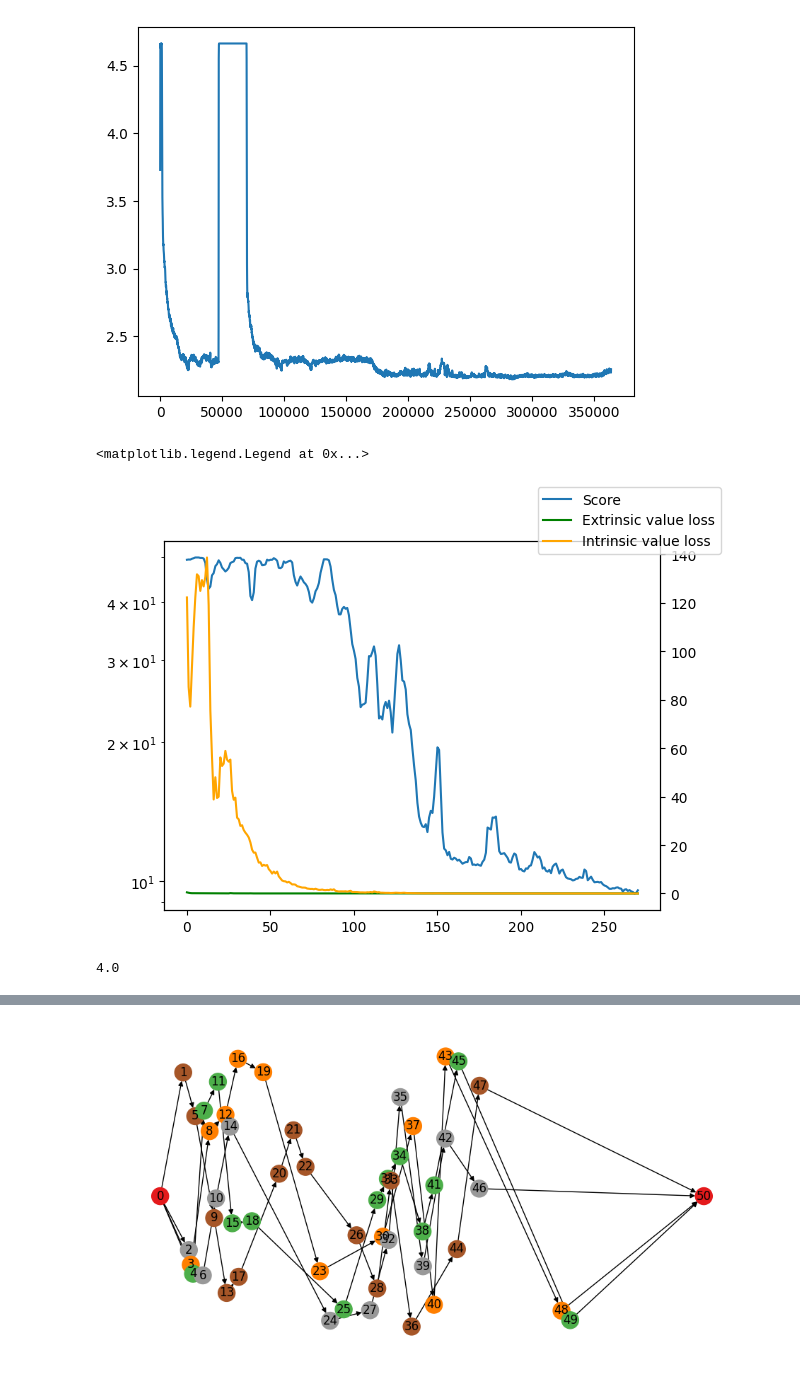
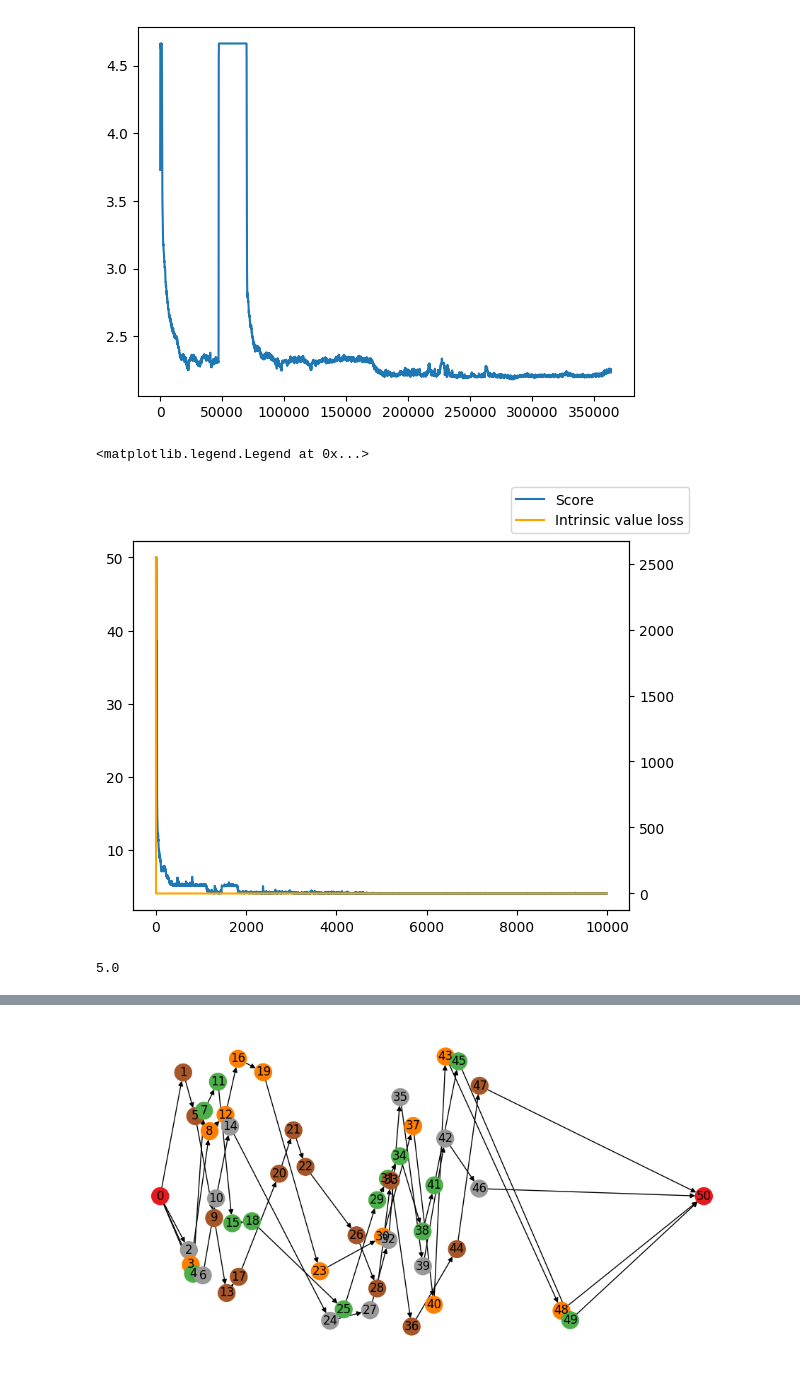
Before and after one commit to Ed-zo/rl-optimization, a Jupyter notebook: turnus/eval.ipynb, the cells around one changed output, grey strips where cells are left out. Drawn from its saved outputs; the diff is of its cells as text; code cells hidden in the pictures.

```diff
--- a/turnus/eval.ipynb
+++ b/turnus/eval.ipynb
@@ -22,30 +22,32 @@ while True:
 # %%
 import pandas as pd
 import matplotlib.pyplot as plt
+import numpy as np
 
-df = pd.read_csv('results/data/ppo_3.csv')
-df2 = pd.read_csv('results/data/ppo_3_loss.csv')
+training = 4
+df = pd.read_csv(f'results/data/ppo_{training}.csv')
+df2 = pd.read_csv(f'results/data/ppo_{training}_loss.csv')
 fig, ax1 = plt.subplots()
 
 ax1.plot(df['iteration'], df['avg_score'], label='Score')
 ax2 = ax1.twinx()
 
-ax2.plot(df2['iteration'], df2['ext_value'], c='green', label='Extrinsic value loss')
+# ax2.plot(df2['iteration'], df2['ext_value'], c='green', label='Extrinsic value loss')
 ax2.plot(df2['iteration'], df2['int_value'], c='orange', label='Intrinsic value loss')
 fig.legend()
 # %% [output]
 <matplotlib.legend.Legend at 0x...>
-[figure, old version]
+[figure, new version]
 # %%
 import torch
 from env import Env
-import turnus.utils.graph_utils as graph_utils
-from model import GCN
-from turnus.utils.utils import reward_to_obj
+import utils.graph_utils as graph_utils
+from model import GCNPolicy
+from utils.utils import reward_to_obj
 from torch_geometric.data import Data
 
 def evaluate(model: str, env: Env):
-    net = GCN(env.state_space(), env.action_space()).to(device)
+    net = GCNPolicy(env.state_space(), env.action_space()).to(device)
     state_dict = torch.load(model)
     net.load_state_dict(state_dict)
     net.eval()
@@ -55,22 +57,22 @@ def evaluate(model: str, env: Env):
 
     r_sum = 0
     while not terminal:
-        logit, value = net(observation)
+        logit, ext_value, int_value = net(observation)
         logit = torch.where(mask, logit, torch.tensor(-1e+8, device=device))
         action = logit.argmax()
         observation, mask, reward, terminal, _ = env.step(action.item())
         r_sum += reward
 
-    return observation, r_sum, reward_to_obj(r_sum, 4, env.MAX_VEHICLES)
+    return observation, r_sum, reward_to_obj(r_sum, env.optimal_vehicles, env.MAX_VEHICLES)
 
 device = torch.device("cuda" if torch.cuda.is_available() else "cpu")
-graph = graph_utils.load_graph('data/1')
+graph, optimal = graph_utils.load_problem('data/1')
 
 env = Env(graph, device)
-observation, _, vehicles = evaluate('results/models/ppo_844_ppo.pt', env)
+observation, _, vehicles = evaluate('results/models/ppo_1_975.pt', env)
 vehicles
 # %% [output]
-4.0
+5.0
 # %%
 def get_tours_by_vehicles(graph: Data, env: Env):
     vehicles = {}
```
Also changed, not shown: parts of 3 cells of this notebook, 8 other files.
